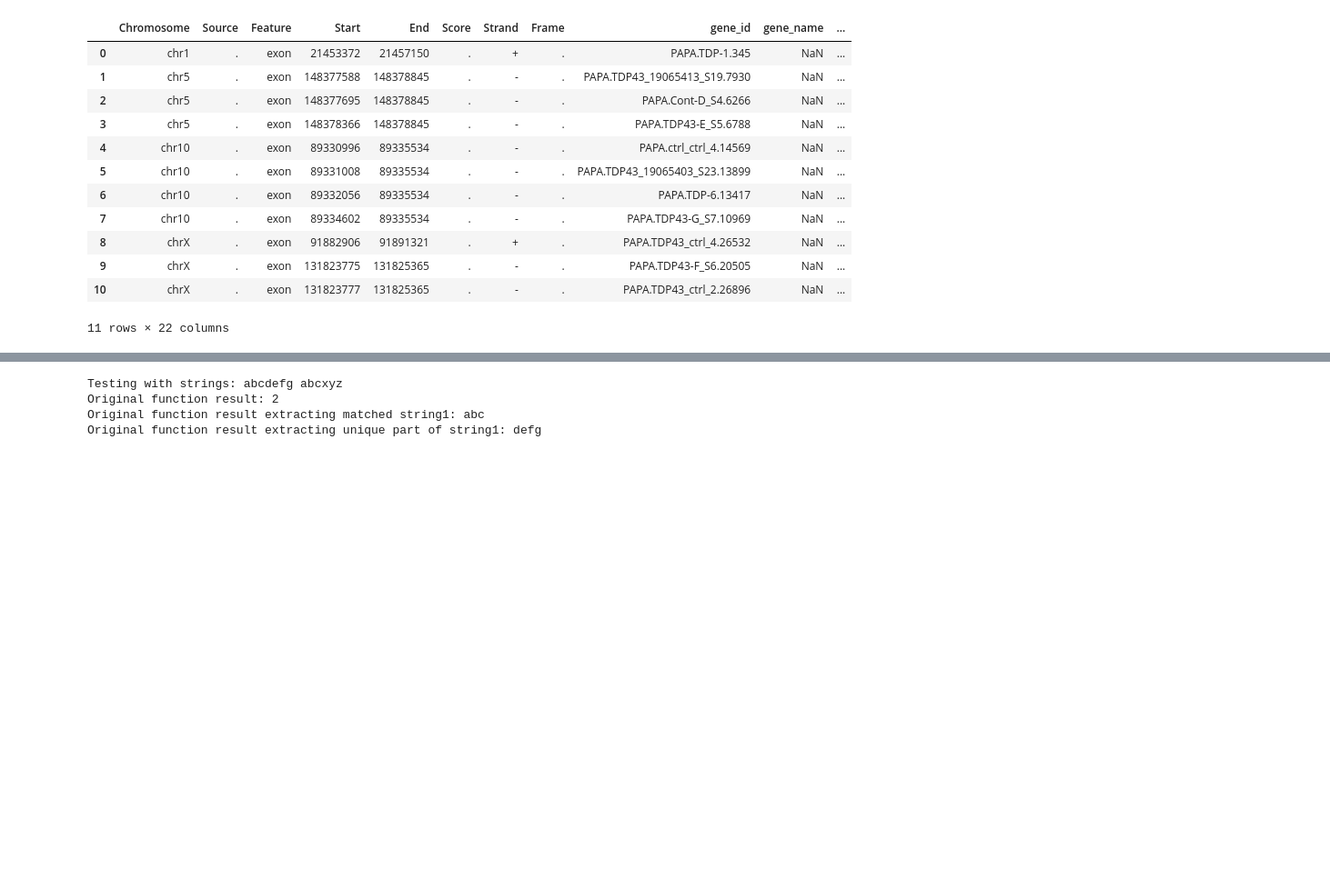
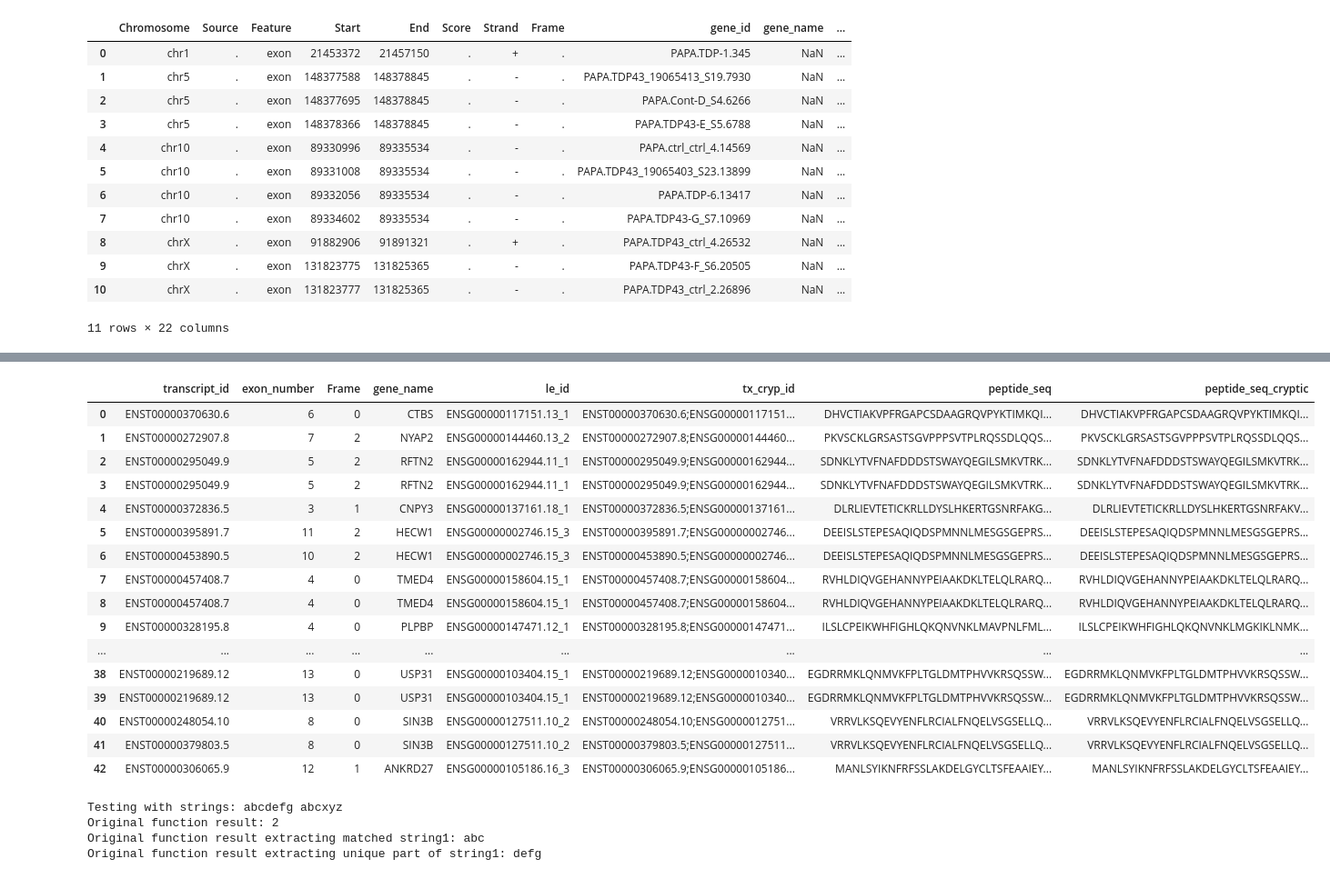
Before and after one commit to frattalab/tdp43-apa, a Jupyter notebook: peptides/get_bleedthrough_peptides.ipynb, the cells around one changed output, grey strips where cells are left out. Shown: that part at 91% size. Drawn from its saved outputs; the diff is of its cells as text; code cells hidden in the pictures; blank space fills up the shorter version.

```diff
--- a/peptides/get_bleedthrough_peptides.ipynb
+++ b/peptides/get_bleedthrough_peptides.ipynb
@@ -374,0 +726,15 @@ FIRRE is definitely a lncRNA, the others not so sure (TO CHECK ref GTF) - maybe
+# %%
+# Now extract next downstream exon for each bleedthrough matched first/internal CDS (1 copy for each cryp_tx_id)
+# first, make sure exon number column is int dtype. Also return to using all CDSs, as downstream annotated exon could be a last exon/CDS
+ref_gtf_cds = ref_gtf_cds.assign("exon_number", lambda df: df.exon_number.astype(int))
+
+# get downstream CDS for every bleedthrough entry
+bld_cds_ds = pr.concat([ref_gtf_cds.subset(lambda df: (df.transcript_id == col_dict["transcript_id"]) & (df.exon_number == (col_dict["exon_number"] + 1))).assign("tx_cryp_id", lambda df: pd.Series([cryp_tx_id]*len(df), index=df.index))
+ for cryp_tx_id, col_dict in cryp_id_dict.items()])
+# get actual overlapping CDS for every bleedthrough entry
+bld_cds_olap = pr.concat([ref_gtf_cds.subset(lambda df: (df.transcript_id == col_dict["transcript_id"]) & (df.exon_number == col_dict["exon_number"])).assign("tx_cryp_id", lambda df: pd.Series([cryp_tx_id]*len(df), index=df.index))
+ for cryp_tx_id, col_dict in cryp_id_dict.items()])
+# combine
+bld_cds_olap_ds = pr.concat([bld_cds_olap, bld_cds_ds]).sort()
+
+bld_cds_olap_ds
@@ -375,3 +785,31 @@ FIRRE is definitely a lncRNA, the others not so sure (TO CHECK ref GTF) - maybe
+# %%
+# now want to create a final df combining full bleedthrough peptide sequence, the 'skip' peptide sequence, then the 'cryptic unique' peptide
+cds_bld_anno_comb = pd.concat([cds_bld_anno_nol.as_df()[["le_id", "peptide_seq"]].drop_duplicates(),
+                               cds_bld_anno.as_df()[["le_id", "peptide_seq"]].drop_duplicates()
+                              ],
+                              ignore_index=True)
+
+peps_comb = cds_bld_anno_skip.merge(cds_bld_anno_comb, on="le_id", how="left", suffixes=[None, "_cryptic"])
+
+peps_comb
+# %% [output]
+|  | transcript_id | exon_number | Frame | gene_name | le_id | tx_cryp_id | peptide_seq | peptide_seq_cryptic |
+| 0 | ENST00000370630.6 | 6 | 0 | CTBS | ENSG00000117151.13_1 | ENST00000370630.6;ENSG00000117151... | DHVCTIAKVPFRGAPCSDAAGRQVPYKTIMKQI... | DHVCTIAKVPFRGAPCSDAAGRQVPYKTIMKQI... |
+| 1 | ENST00000272907.8 | 7 | 2 | NYAP2 | ENSG00000144460.13_2 | ENST00000272907.8;ENSG00000144460... | PKVSCKLGRSASTSGVPPPSVTPLRQSSDLQQS... | PKVSCKLGRSASTSGVPPPSVTPLRQSSDLQQS... |
+| 2 | ENST00000295049.9 | 5 | 2 | RFTN2 | ENSG00000162944.11_1 | ENST00000295049.9;ENSG00000162944... | SDNKLYTVFNAFDDDSTSWAYQEGILSMKVTRK... | SDNKLYTVFNAFDDDSTSWAYQEGILSMKVTRK... |
+| 3 | ENST00000295049.9 | 5 | 2 | RFTN2 | ENSG00000162944.11_1 | ENST00000295049.9;ENSG00000162944... | SDNKLYTVFNAFDDDSTSWAYQEGILSMKVTRK... | SDNKLYTVFNAFDDDSTSWAYQEGILSMKVTRK... |
+| 4 | ENST00000372836.5 | 3 | 1 | CNPY3 | ENSG00000137161.18_1 | ENST00000372836.5;ENSG00000137161... | DLRLIEVTETICKRLLDYSLHKERTGSNRFAKG... | DLRLIEVTETICKRLLDYSLHKERTGSNRFAKV... |
+| 5 | ENST00000395891.7 | 11 | 2 | HECW1 | ENSG00000002746.15_3 | ENST00000395891.7;ENSG00000002746... | DEEISLSTEPESAQIQDSPMNNLMESGSGEPRS... | DEEISLSTEPESAQIQDSPMNNLMESGSGEPRS... |
+| 6 | ENST00000453890.5 | 10 | 2 | HECW1 | ENSG00000002746.15_3 | ENST00000453890.5;ENSG00000002746... | DEEISLSTEPESAQIQDSPMNNLMESGSGEPRS... | DEEISLSTEPESAQIQDSPMNNLMESGSGEPRS... |
+| 7 | ENST00000457408.7 | 4 | 0 | TMED4 | ENSG00000158604.15_1 | ENST00000457408.7;ENSG00000158604... | RVHLDIQVGEHANNYPEIAAKDKLTELQLRARQ... | RVHLDIQVGEHANNYPEIAAKDKLTELQLRARQ... |
+| 8 | ENST00000457408.7 | 4 | 0 | TMED4 | ENSG00000158604.15_1 | ENST00000457408.7;ENSG00000158604... | RVHLDIQVGEHANNYPEIAAKDKLTELQLRARQ... | RVHLDIQVGEHANNYPEIAAKDKLTELQLRARQ... |
+| 9 | ENST00000328195.8 | 4 | 0 | PLPBP | ENSG00000147471.12_1 | ENST00000328195.8;ENSG00000147471... | ILSLCPEIKWHFIGHLQKQNVNKLMAVPNLFML... | ILSLCPEIKWHFIGHLQKQNVNKLMGKIKLNMK... |
+| ... | ... | ... | ... | ... | ... | ... | ... | ... |
+| 38 | ENST00000219689.12 | 13 | 0 | USP31 | ENSG00000103404.15_1 | ENST00000219689.12;ENSG0000010340... | EGDRRMKLQNMVKFPLTGLDMTPHVVKRSQSSW... | EGDRRMKLQNMVKFPLTGLDMTPHVVKRSQSSW... |
+| 39 | ENST00000219689.12 | 13 | 0 | USP31 | ENSG00000103404.15_1 | ENST00000219689.12;ENSG0000010340... | EGDRRMKLQNMVKFPLTGLDMTPHVVKRSQSSW... | EGDRRMKLQNMVKFPLTGLDMTPHVVKRSQSSW... |
+| 40 | ENST00000248054.10 | 8 | 0 | SIN3B | ENSG00000127511.10_2 | ENST00000248054.10;ENSG0000012751... | VRRVLKSQEVYENFLRCIALFNQELVSGSELLQ... | VRRVLKSQEVYENFLRCIALFNQELVSGSELLQ... |
+| 41 | ENST00000379803.5 | 8 | 0 | SIN3B | ENSG00000127511.10_2 | ENST00000379803.5;ENSG00000127511... | VRRVLKSQEVYENFLRCIALFNQELVSGSELLQ... | VRRVLKSQEVYENFLRCIALFNQELVSGSELLQ... |
+| 42 | ENST00000306065.9 | 12 | 1 | ANKRD27 | ENSG00000105186.16_3 | ENST00000306065.9;ENSG00000105186... | MANLSYIKNFRFSSLAKDELGYCLTSFEAAIEY... | MANLSYIKNFRFSSLAKDELGYCLTSFEAAIEY... |
 # %%
 # function to match two peptide sequences & find position where they stop matching (assuming they start at the same position)
 def longest_matching_substring(str1: str, str2: str) -> int:
```
Also changed, not shown: parts of 19 cells of this notebook.
